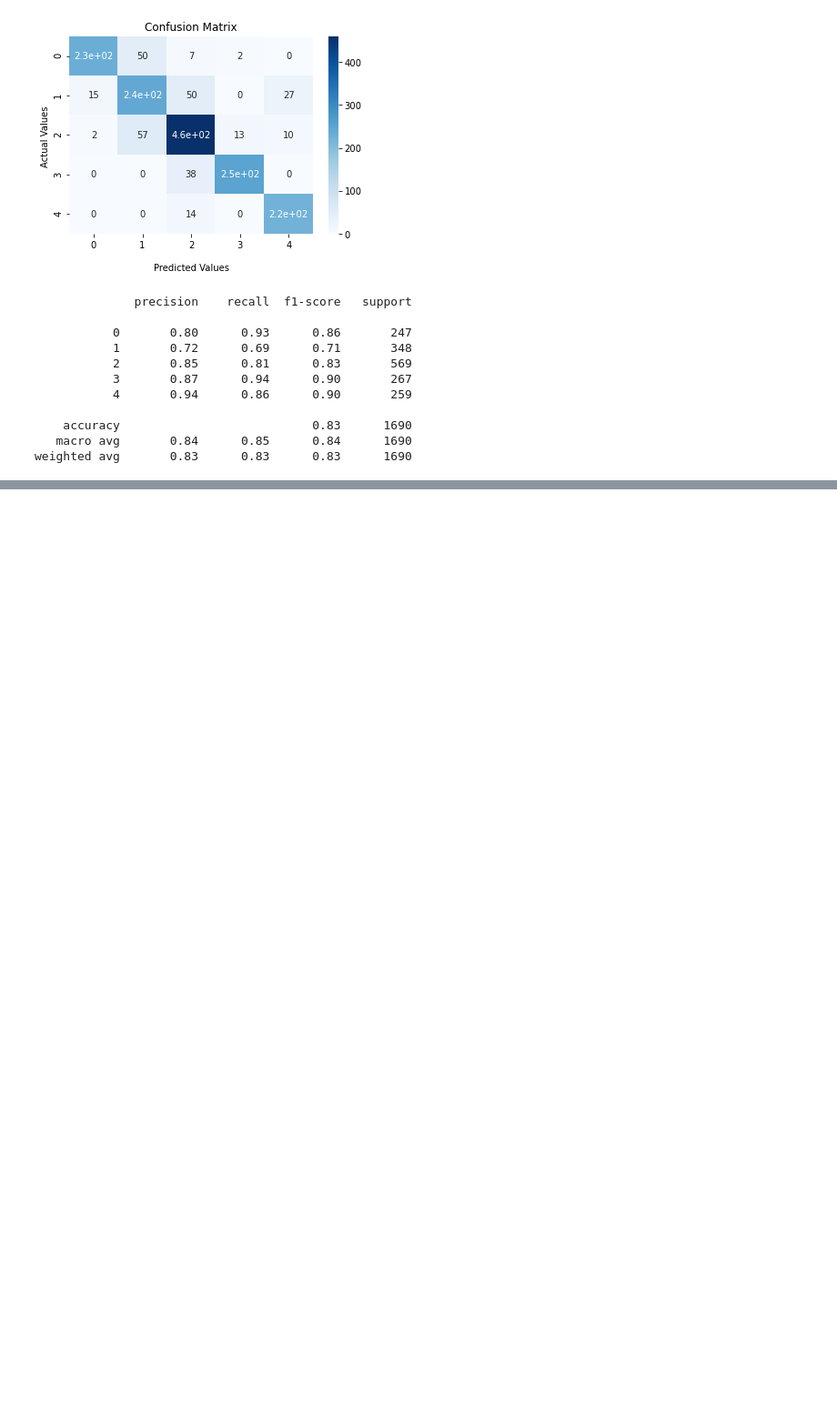
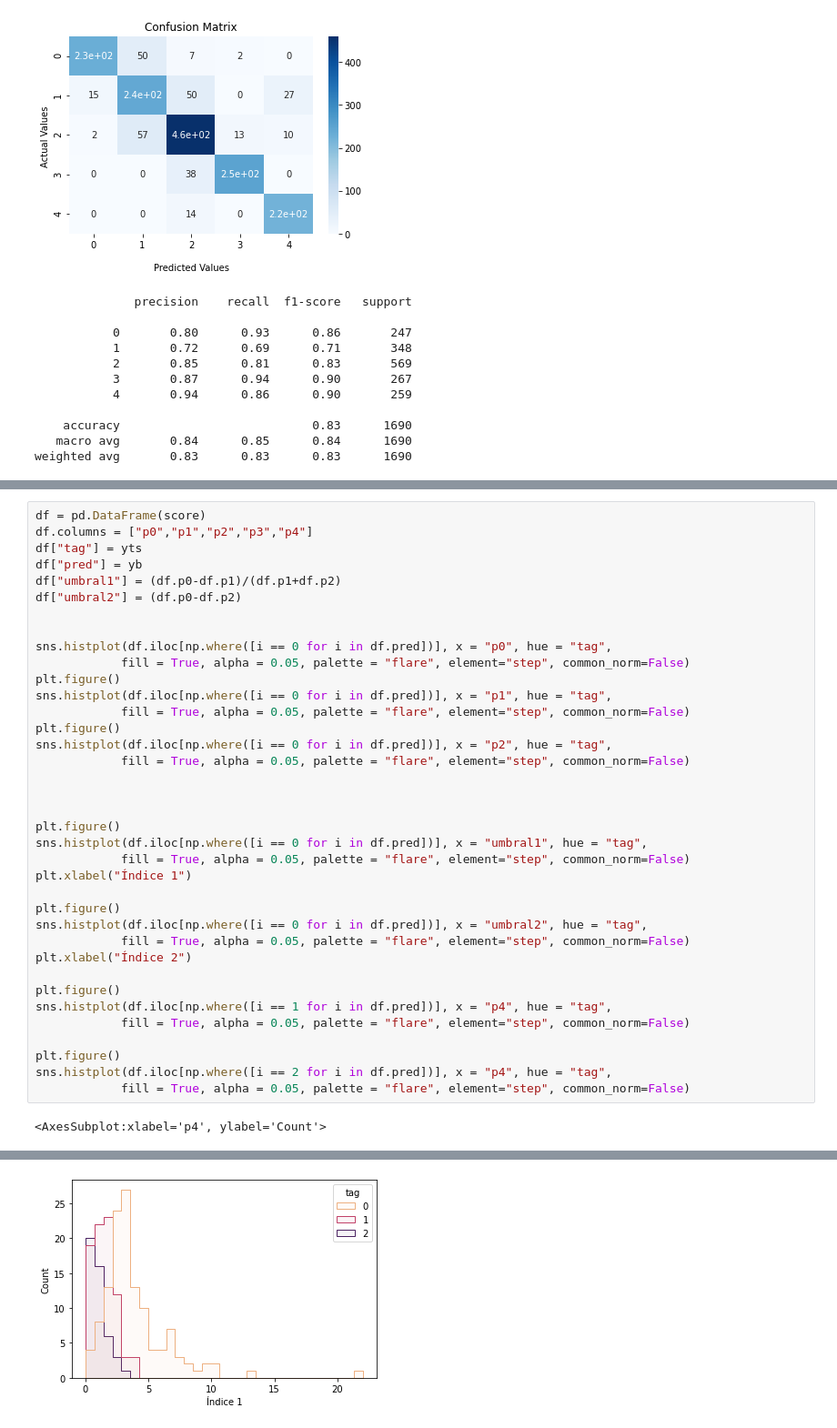
Before and after one commit to Olayo05/Sleeping_analysis, a Jupyter notebook: Fases_sueño.ipynb, the cells around one changed output, grey strips where cells are left out. Shown at 91% size. Drawn from its saved outputs; the diff is of its cells as text; blank space fills up the shorter version.

```diff
--- a/Fases_sueño.ipynb
+++ b/Fases_sueño.ipynb
@@ -515,0 +473,39 @@ sns.histplot(df.iloc[np.where([i == 2 for i in df.pred])], x = "p4", hue = "tag"
+# %%
+df = pd.DataFrame(score)
+df.columns = ["p0","p1","p2","p3","p4"]
+df["tag"] = yts
+df["pred"] = yb
+df["umbral1"] = (df.p0-df.p1)/(df.p1+df.p2)
+df["umbral2"] = (df.p0-df.p2)
+
+
+sns.histplot(df.iloc[np.where([i == 0 for i in df.pred])], x = "p0", hue = "tag",
+            fill = True, alpha = 0.05, palette = "flare", element="step", common_norm=False)
+plt.figure()
+sns.histplot(df.iloc[np.where([i == 0 for i in df.pred])], x = "p1", hue = "tag",
+            fill = True, alpha = 0.05, palette = "flare", element="step", common_norm=False)
+plt.figure()
+sns.histplot(df.iloc[np.where([i == 0 for i in df.pred])], x = "p2", hue = "tag",
+            fill = True, alpha = 0.05, palette = "flare", element="step", common_norm=False)
+
+
+
+plt.figure()
+sns.histplot(df.iloc[np.where([i == 0 for i in df.pred])], x = "umbral1", hue = "tag",
+            fill = True, alpha = 0.05, palette = "flare", element="step", common_norm=False)
+plt.xlabel("Índice 1")
+
+plt.figure()
+sns.histplot(df.iloc[np.where([i == 0 for i in df.pred])], x = "umbral2", hue = "tag",
+            fill = True, alpha = 0.05, palette = "flare", element="step", common_norm=False)
+plt.xlabel("Índice 2")
+
+plt.figure()
+sns.histplot(df.iloc[np.where([i == 1 for i in df.pred])], x = "p4", hue = "tag",
+            fill = True, alpha = 0.05, palette = "flare", element="step", common_norm=False)
+
+plt.figure()
+sns.histplot(df.iloc[np.where([i == 2 for i in df.pred])], x = "p4", hue = "tag",
+            fill = True, alpha = 0.05, palette = "flare", element="step", common_norm=False)
+# %% [output]
+<AxesSubplot:xlabel='p4', ylabel='Count'>
@@ -515,0 +515 @@ sns.histplot(df.iloc[np.where([i == 2 for i in df.pred])], x = "p4", hue = "tag"
+[figure, added]
```
Also changed, not shown: parts of 2 cells of this notebook.
